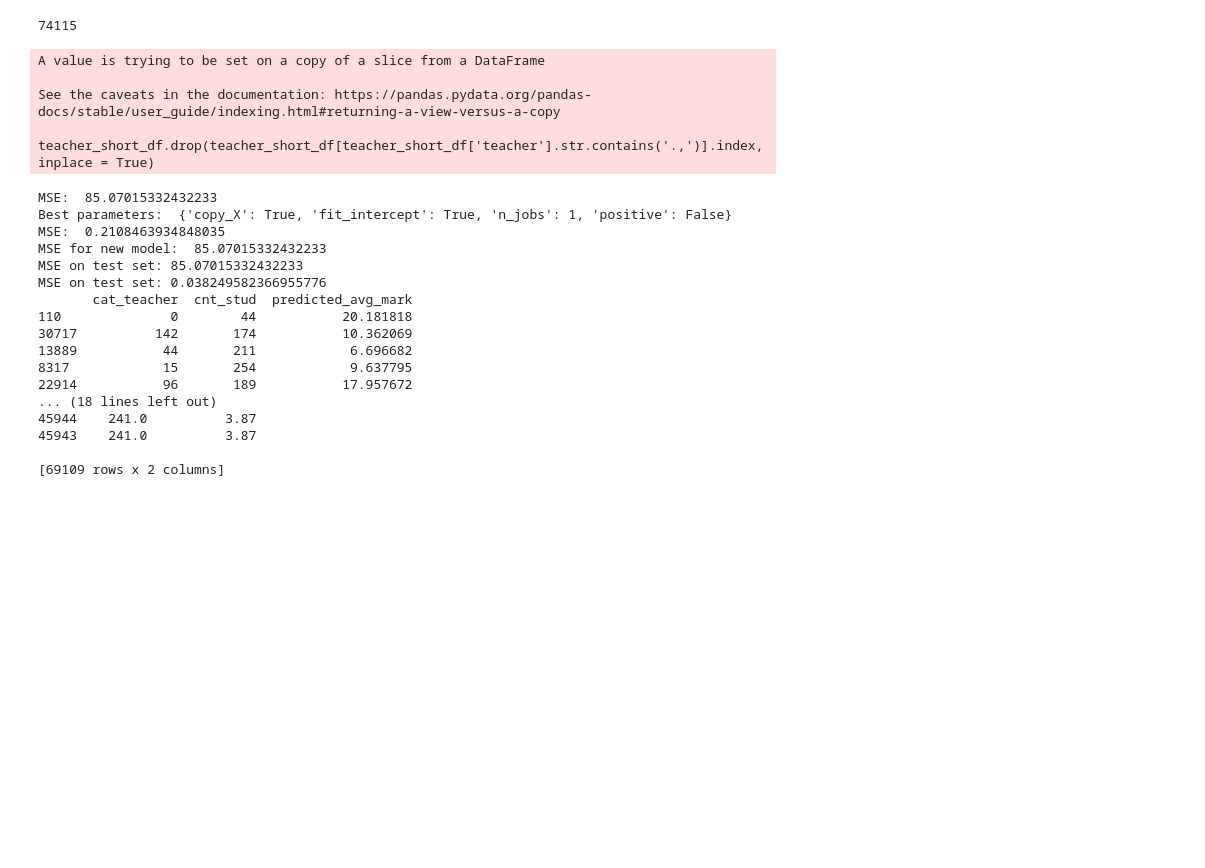
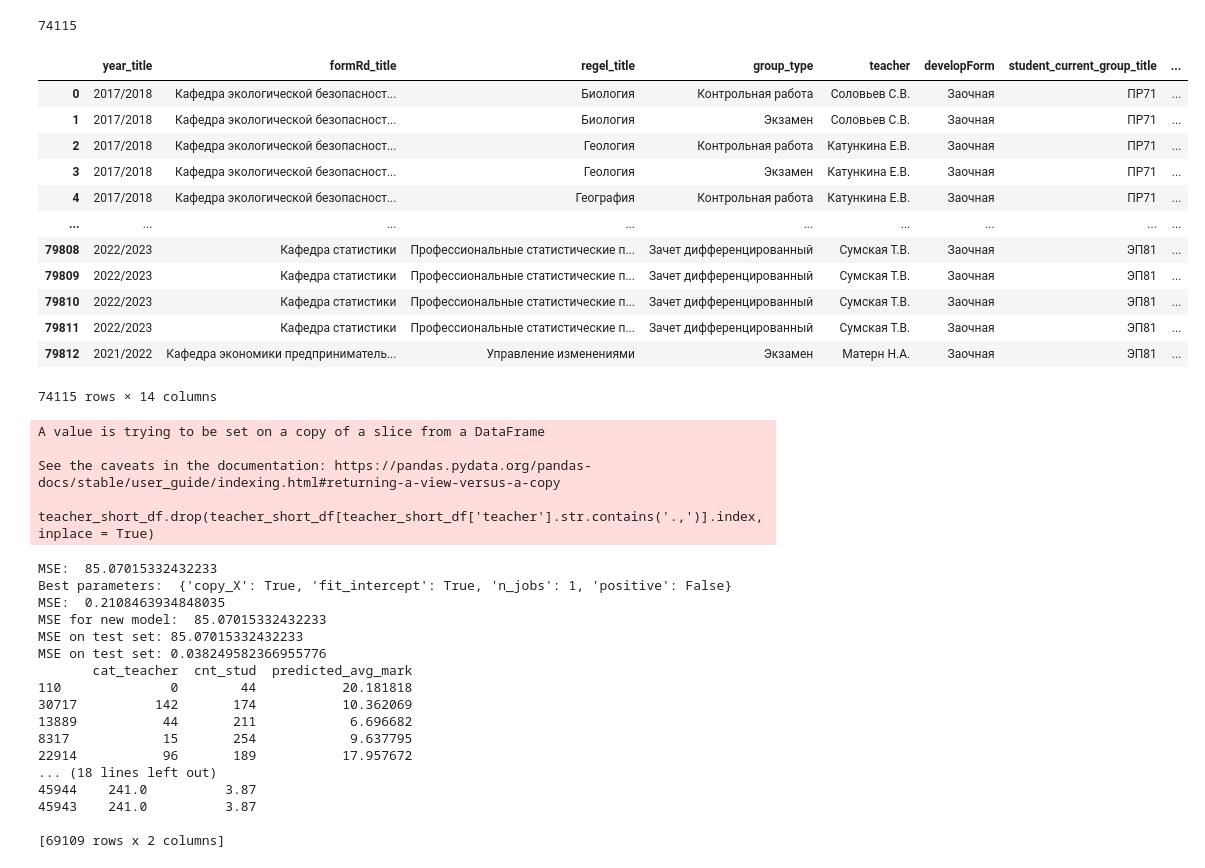
Before and after one commit to r3mm3/scoring_model, a Jupyter notebook: scoring.ipynb, the cells around one changed output. Saved outputs shown, nothing was run; the diff lists cells and outputs as text; code cells hidden in the pictures; blank space fills up the shorter version.

```diff
--- a/scoring.ipynb
+++ b/scoring.ipynb
@@ -34,6 +34,22 @@ for i in No_val:
 len(df.index)
 # %% [output]
 74115
+# %%
+df
+# %% [output]
+|  | year_title | formRd_title | regel_title | group_type | teacher | developForm | student_current_group_title | ... |
+| 0 | 2017/2018 | Кафедра экологической безопасност... | Биология | Контрольная работа | Соловьев С.В. | Заочная | ПР71 | ... |
+| 1 | 2017/2018 | Кафедра экологической безопасност... | Биология | Экзамен | Соловьев С.В. | Заочная | ПР71 | ... |
+| 2 | 2017/2018 | Кафедра экологической безопасност... | Геология | Контрольная работа | Катункина Е.В. | Заочная | ПР71 | ... |
+| 3 | 2017/2018 | Кафедра экологической безопасност... | Геология | Экзамен | Катункина Е.В. | Заочная | ПР71 | ... |
+| 4 | 2017/2018 | Кафедра экологической безопасност... | География | Контрольная работа | Катункина Е.В. | Заочная | ПР71 | ... |
+| ... | ... | ... | ... | ... | ... | ... | ... | ... |
+| 79808 | 2022/2023 | Кафедра статистики | Профессиональные статистические п... | Зачет дифференцированный | Сумская Т.В. | Заочная | ЭП81 | ... |
+| 79809 | 2022/2023 | Кафедра статистики | Профессиональные статистические п... | Зачет дифференцированный | Сумская Т.В. | Заочная | ЭП81 | ... |
+| 79810 | 2022/2023 | Кафедра статистики | Профессиональные статистические п... | Зачет дифференцированный | Сумская Т.В. | Заочная | ЭП81 | ... |
+| 79811 | 2022/2023 | Кафедра статистики | Профессиональные статистические п... | Зачет дифференцированный | Сумская Т.В. | Заочная | ЭП81 | ... |
+| 79812 | 2021/2022 | Кафедра экономики предприниматель... | Управление изменениями | Экзамен | Матерн Н.А. | Заочная | ЭП81 | ... |
+74115 rows × 14 columns
 # %%
 
 def score_by_teacher(df):
```
Also changed, not shown: parts of 5 cells of this notebook.
